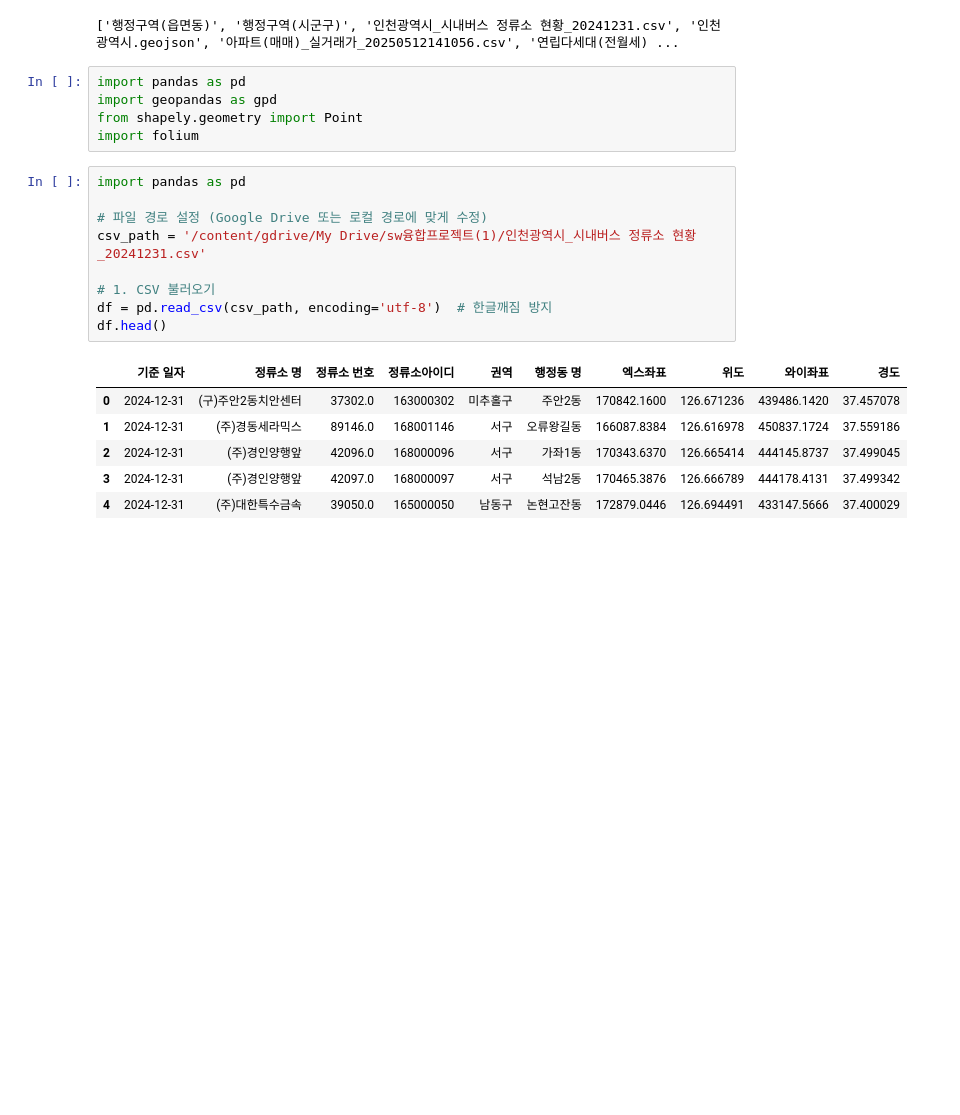
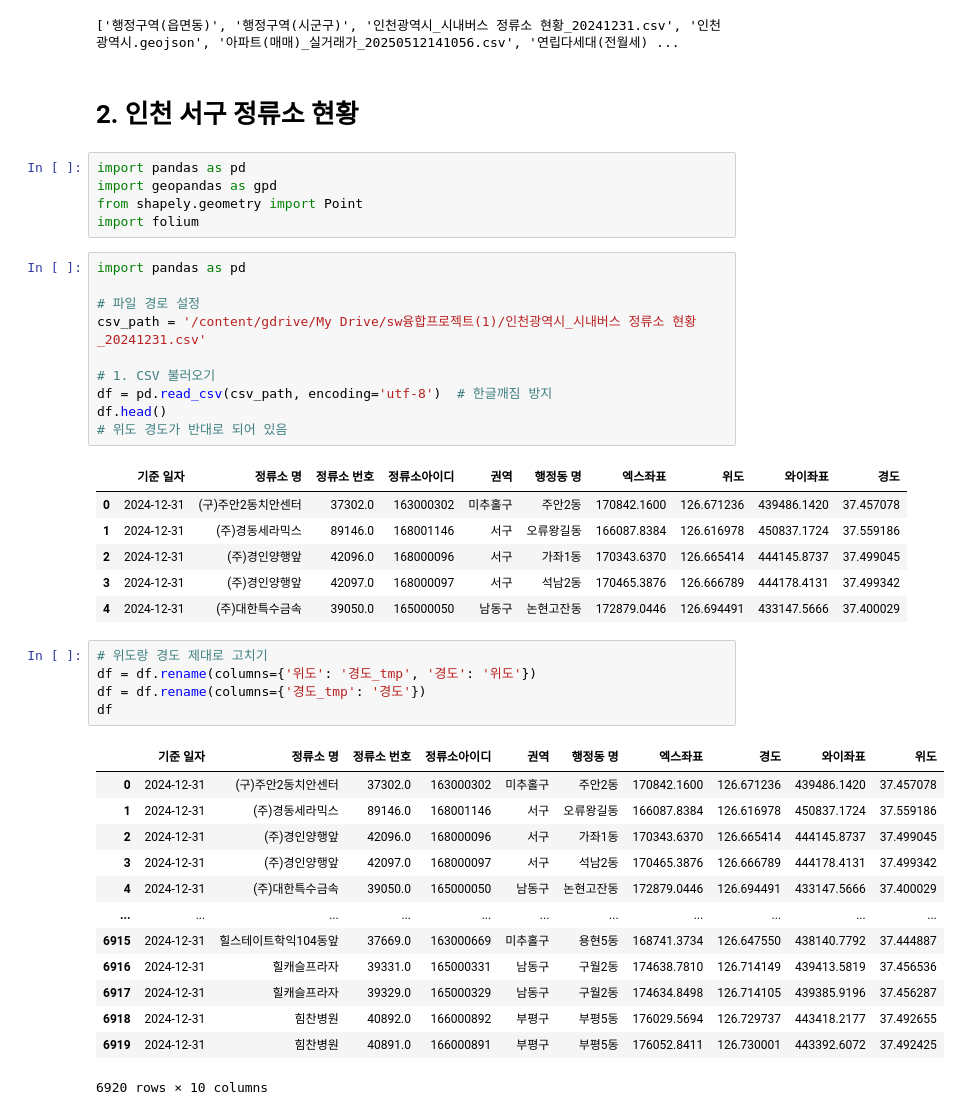
Before and after one commit to taegyeong0225/seogu-bus-optimization, a Jupyter notebook: analysis/02_인천_서구_버스_노선.ipynb, the cells around one changed output. Drawn from its saved outputs; the diff is of its cells as text; blank space fills up the shorter version.

```diff
--- a/analysis/02_인천_서구_버스_노선.ipynb
+++ b/analysis/02_인천_서구_버스_노선.ipynb
@@ -39,6 +35,8 @@ files = os.listdir(project_path)
 print(files)
 # %% [output]
 ['행정구역(읍면동)', '행정구역(시군구)', '인천광역시_시내버스 정류소 현황_20241231.csv', '인천광역시.geojson', '아파트(매매)_실거래가_20250512141056.csv', '연립다세대(전월세) ...
+# %% [markdown]
+# 2. 인천 서구 정류소 현황
 # %%
 import pandas as pd
 import geopandas as gpd
@@ -47,12 +45,13 @@ import folium
 # %%
 import pandas as pd
 
-# 파일 경로 설정 (Google Drive 또는 로컬 경로에 맞게 수정)
+# 파일 경로 설정
 csv_path = '/content/gdrive/My Drive/sw융합프로젝트(1)/인천광역시_시내버스 정류소 현황_20241231.csv'
 
 # 1. CSV 불러오기
 df = pd.read_csv(csv_path, encoding='utf-8')  # 한글깨짐 방지
 df.head()
+# 위도 경도가 반대로 되어 있음
 # %% [output]
 |  | 기준 일자 | 정류소 명 | 정류소 번호 | 정류소아이디 | 권역 | 행정동 명 | 엑스좌표 | 위도 | 와이좌표 | 경도 |
 | 0 | 2024-12-31 | (구)주안2동치안센터 | 37302.0 | 163000302 | 미추홀구 | 주안2동 | 170842.1600 | 126.671236 | 439486.1420 | 37.457078 |
@@ -60,4 +59,23 @@ df.head()
 | 2 | 2024-12-31 | (주)경인양행앞 | 42096.0 | 168000096 | 서구 | 가좌1동 | 170343.6370 | 126.665414 | 444145.8737 | 37.499045 |
 | 3 | 2024-12-31 | (주)경인양행앞 | 42097.0 | 168000097 | 서구 | 석남2동 | 170465.3876 | 126.666789 | 444178.4131 | 37.499342 |
 | 4 | 2024-12-31 | (주)대한특수금속 | 39050.0 | 165000050 | 남동구 | 논현고잔동 | 172879.0446 | 126.694491 | 433147.5666 | 37.400029 |
+# %%
+# 위도랑 경도 제대로 고치기
+df = df.rename(columns={'위도': '경도_tmp', '경도': '위도'})
+df = df.rename(columns={'경도_tmp': '경도'})
+df
+# %% [output]
+|  | 기준 일자 | 정류소 명 | 정류소 번호 | 정류소아이디 | 권역 | 행정동 명 | 엑스좌표 | 경도 | 와이좌표 | 위도 |
+| 0 | 2024-12-31 | (구)주안2동치안센터 | 37302.0 | 163000302 | 미추홀구 | 주안2동 | 170842.1600 | 126.671236 | 439486.1420 | 37.457078 |
+| 1 | 2024-12-31 | (주)경동세라믹스 | 89146.0 | 168001146 | 서구 | 오류왕길동 | 166087.8384 | 126.616978 | 450837.1724 | 37.559186 |
+| 2 | 2024-12-31 | (주)경인양행앞 | 42096.0 | 168000096 | 서구 | 가좌1동 | 170343.6370 | 126.665414 | 444145.8737 | 37.499045 |
+| 3 | 2024-12-31 | (주)경인양행앞 | 42097.0 | 168000097 | 서구 | 석남2동 | 170465.3876 | 126.666789 | 444178.4131 | 37.499342 |
+| 4 | 2024-12-31 | (주)대한특수금속 | 39050.0 | 165000050 | 남동구 | 논현고잔동 | 172879.0446 | 126.694491 | 433147.5666 | 37.400029 |
+| ... | ... | ... | ... | ... | ... | ... | ... | ... | ... | ... |
+| 6915 | 2024-12-31 | 힐스테이트학익104동앞 | 37669.0 | 163000669 | 미추홀구 | 용현5동 | 168741.3734 | 126.647550 | 438140.7792 | 37.444887 |
+| 6916 | 2024-12-31 | 힐캐슬프라자 | 39331.0 | 165000331 | 남동구 | 구월2동 | 174638.7810 | 126.714149 | 439413.5819 | 37.456536 |
+| 6917 | 2024-12-31 | 힐캐슬프라자 | 39329.0 | 165000329 | 남동구 | 구월2동 | 174634.8498 | 126.714105 | 439385.9196 | 37.456287 |
+| 6918 | 2024-12-31 | 힘찬병원 | 40892.0 | 166000892 | 부평구 | 부평5동 | 176029.5694 | 126.729737 | 443418.2177 | 37.492655 |
+| 6919 | 2024-12-31 | 힘찬병원 | 40891.0 | 166000891 | 부평구 | 부평5동 | 176052.8411 | 126.730001 | 443392.6072 | 37.492425 |
+6920 rows × 10 columns
 # %%
```
Also changed, not shown: parts of 26 cells of this notebook, 1 other file.
